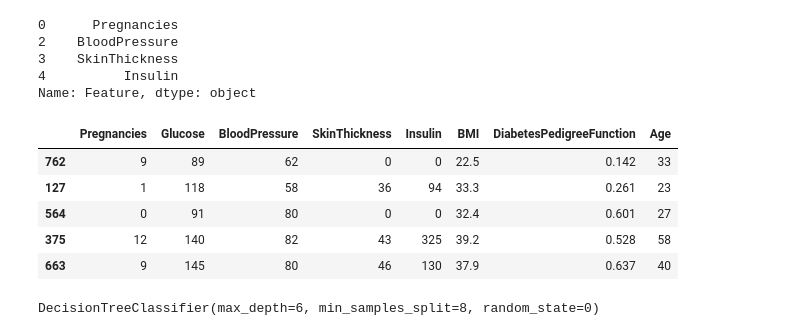
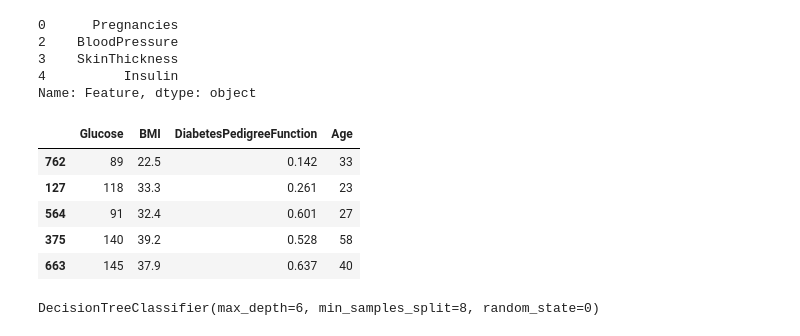
Before and after one commit to Timo4D/MachineLearning-SoSe2024, a Jupyter notebook: metrics.ipynb, the cells around one changed output. Saved outputs shown, nothing was run; the diff lists cells and outputs as text; code cells hidden in the pictures.

```diff
--- a/metrics.ipynb
+++ b/metrics.ipynb
@@ -66,7 +66,7 @@ param_grid = {'max_depth': range(1, 10),
               'min_samples_split': range(2, 10),
               'min_samples_leaf': range(1, 10)}
 
-grid_search = GridSearchCV(DecisionTreeClassifier(random_state=0), param_grid, cv=5, return_train_score=True, scoring='f1', verbose=1)
+grid_search = GridSearchCV(DecisionTreeClassifier(random_state=0), param_grid, cv=5, return_train_score=True, scoring='f1', verbose=1, n_jobs=-1)
 grid_search.fit(X_train, y_train)
 print("Best parameters: {}".format(grid_search.best_params_))
 # %% [output]
@@ -178,14 +178,14 @@ Name: Feature, dtype: object
 X_test_less = X_test.drop(importance_df['Feature'].iloc[4:], axis=1)
 X_trainval_less = X_trainval.drop(importance_df['Feature'].iloc[4:], axis=1)
 # %%
-X_trainval.head()
+X_trainval_less.head()
 # %% [output]
-|  | Pregnancies | Glucose | BloodPressure | SkinThickness | Insulin | BMI | DiabetesPedigreeFunction | Age |
-| 762 | 9 | 89 | 62 | 0 | 0 | 22.5 | 0.142 | 33 |
-| 127 | 1 | 118 | 58 | 36 | 94 | 33.3 | 0.261 | 23 |
-| 564 | 0 | 91 | 80 | 0 | 0 | 32.4 | 0.601 | 27 |
-| 375 | 12 | 140 | 82 | 43 | 325 | 39.2 | 0.528 | 58 |
-| 663 | 9 | 145 | 80 | 46 | 130 | 37.9 | 0.637 | 40 |
+|  | Glucose | BMI | DiabetesPedigreeFunction | Age |
+| 762 | 89 | 22.5 | 0.142 | 33 |
+| 127 | 118 | 33.3 | 0.261 | 23 |
+| 564 | 91 | 32.4 | 0.601 | 27 |
+| 375 | 140 | 39.2 | 0.528 | 58 |
+| 663 | 145 | 37.9 | 0.637 | 40 |
 # %%
 tree_lessFeatures = DecisionTreeClassifier(max_depth=grid_search.best_params_['max_depth'],
                               min_samples_split=grid_search.best_params_['min_samples_split'],
```
Also changed, not shown: 4 other files.
